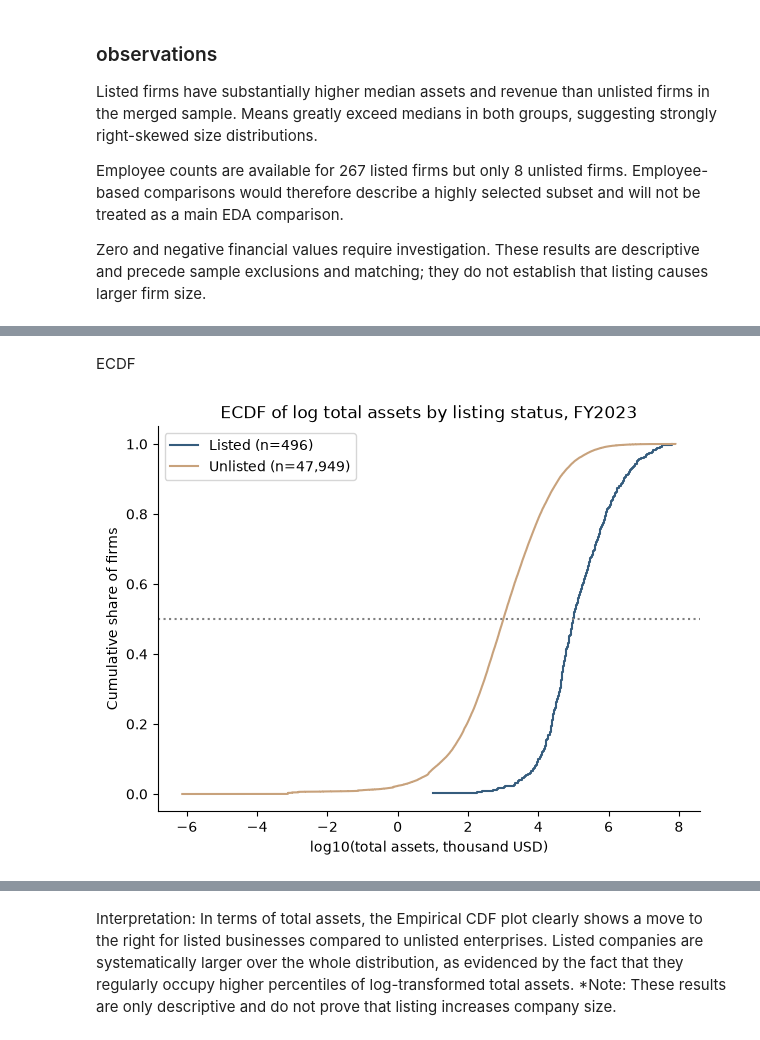
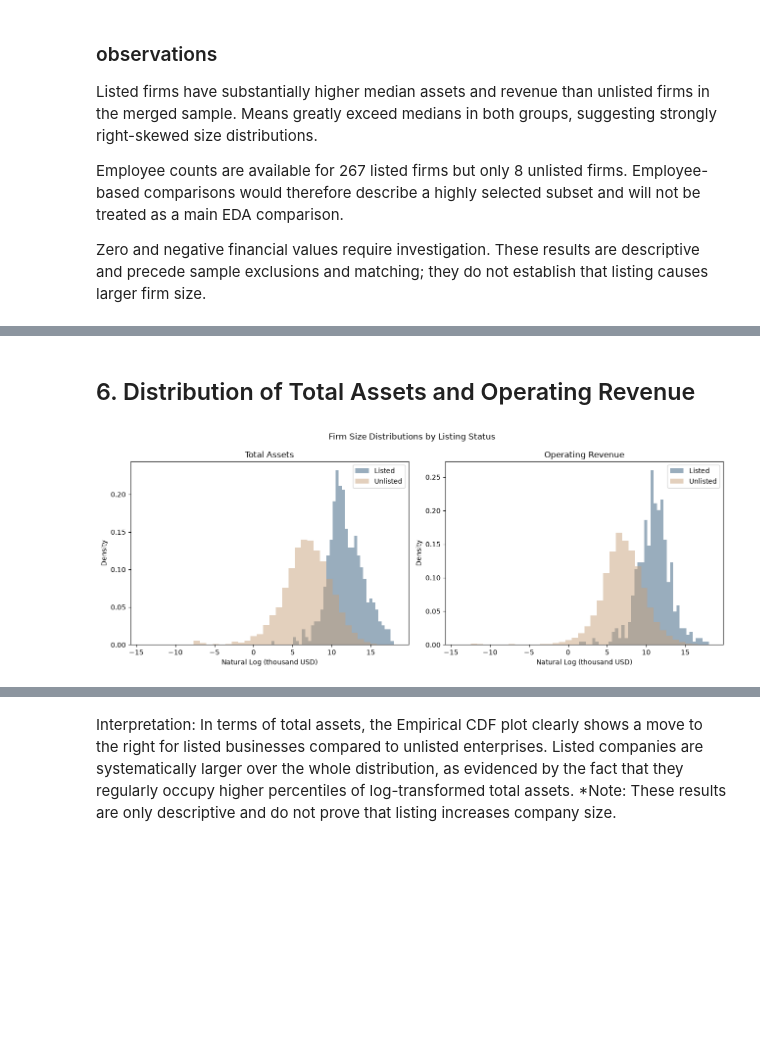
Before and after one commit to mljiang2026-oss/ds607-singapore-firm-size, a Jupyter notebook: notebooks/01_eda.ipynb, the cells around one changed output, grey strips where cells are left out. Drawn from its saved outputs; the diff is of its cells as text; code cells hidden in the pictures; blank space fills up the shorter version.

```diff
--- a/notebooks/01_eda.ipynb
+++ b/notebooks/01_eda.ipynb
@@ -423,19 +346,51 @@ Unlisted        3.853657  7.902257
-# %% [markdown]
-ECDF
-# %%
-fig, ax = plt.subplots(figsize=(7, 5))
-for g in GROUPS:
-    x = np.sort(eda.loc[eda["listing_status"] == g, "log_assets"].dropna())
-    y = np.arange(1, len(x) + 1) / len(x)
-    ax.step(x, y, where="post", color=COLORS[g], label=f"{g} (n={len(x):,})")
-
-ax.axhline(0.5, ls=":", color="grey")          # median line
-ax.set_xlabel("log10(total assets, thousand USD)")
-ax.set_ylabel("Cumulative share of firms")
-ax.set_title("ECDF of log total assets by listing status, FY2023")
-ax.legend()
-ax.spines[["top", "right"]].set_visible(False)
-fig.savefig(FIG_DIR / "log_assets_ecdf.png", dpi=300, bbox_inches="tight")
-plt.show()
-# %% [output]
-[figure, removed]
+# %% [markdown]
+## 6. Distribution of Total Assets and Operating Revenue
+# %%
+import numpy as np
+import matplotlib.pyplot as plt
+
+variables = {
+    "assets_th_usd": "Total Assets",
+    "revenue_th_usd": "Operating Revenue"
+}
+
+
+
+COLORS = {
+    "Listed": "#355C7D",
+    "Unlisted": "#C8A27C"
+}
+
+fig, axes = plt.subplots(1, 2, figsize=(13, 5))
+
+for ax, (variable, title) in zip(axes, variables.items()):
+
+    for status in ["Listed", "Unlisted"]:
+
+        # Select positive values for each group
+        x = df.loc[df["listing_status"] == status, variable]
+        x = x.dropna()
+        x = x[x > 0].astype(float)
+
+        # Natural logarithm
+        log_x = np.log(x)
+
+        ax.hist(
+            log_x,
+            bins=40,
+            density=True,
+            alpha=0.5,
+            color=COLORS[status],
+            label=status
+        )
+
+    ax.set_title(title)
+    ax.set_xlabel("Natural Log (thousand USD)")
+    ax.set_ylabel("Density")
+    ax.legend()
+
+plt.suptitle("Firm Size Distributions by Listing Status")
+plt.tight_layout()
+plt.show()
+# %% [output]
+[figure, added]
```
Also changed, not shown: parts of 78 cells of this notebook, 2 other files.
